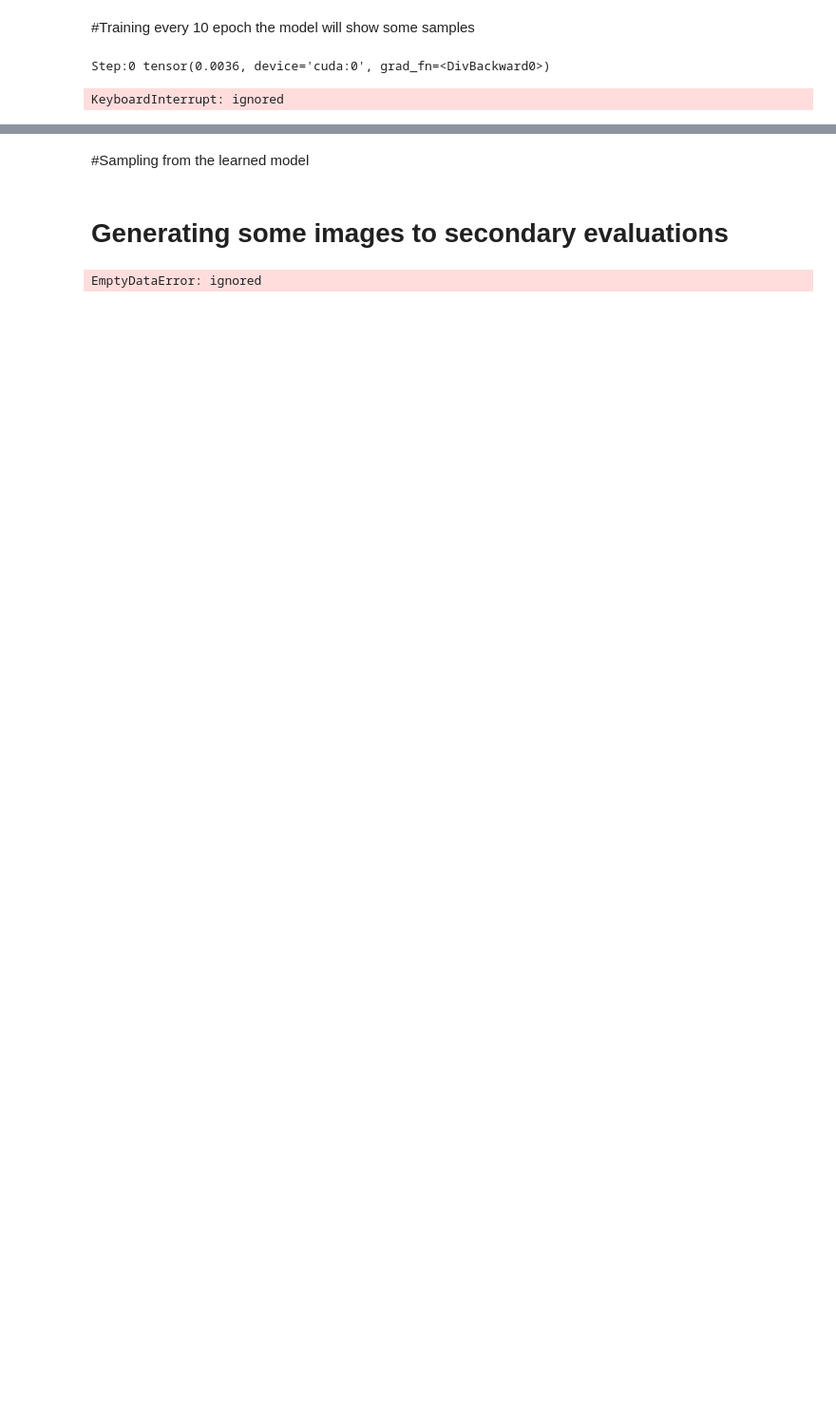
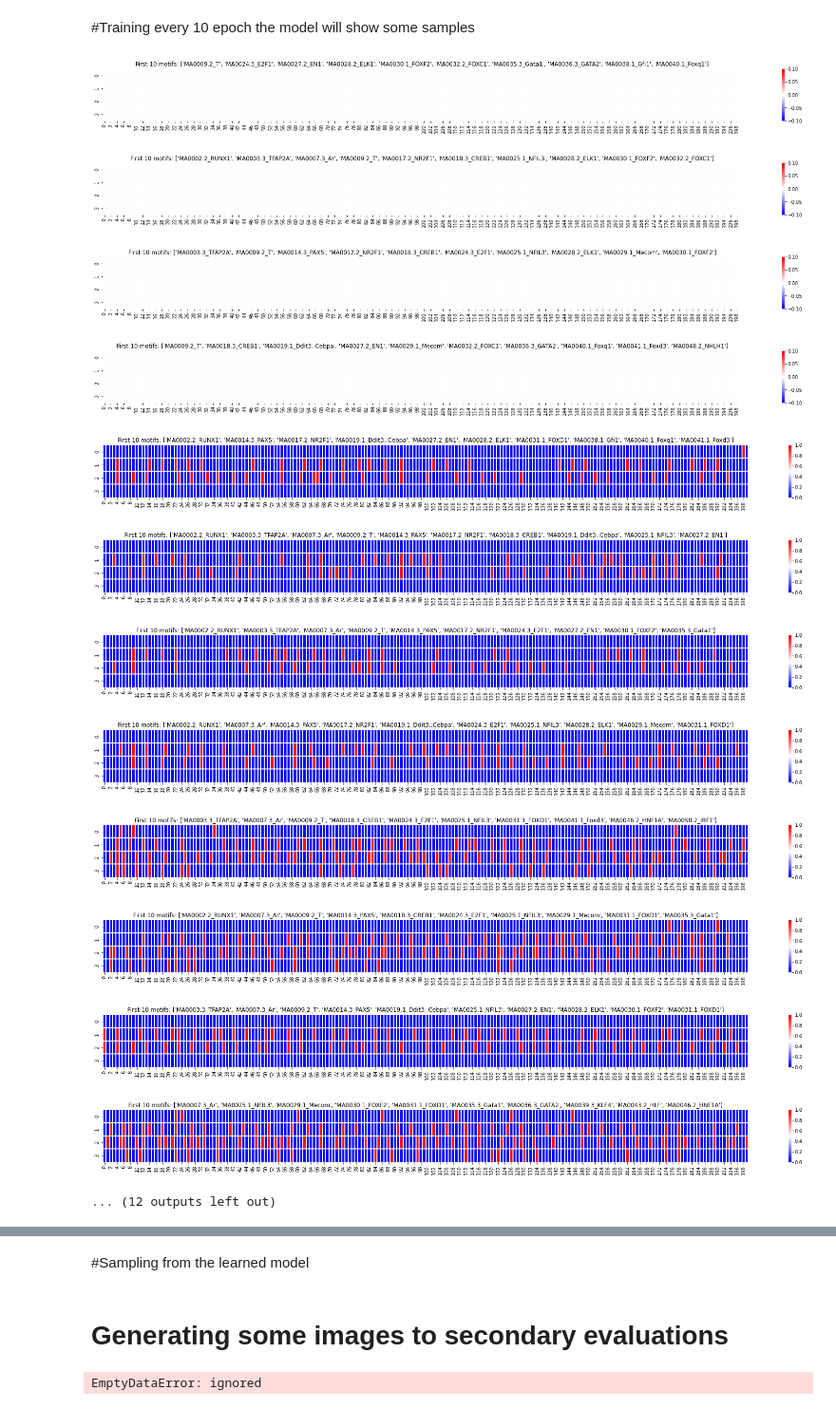
Before and after one commit to pinellolab/DNA-Diffusion, a Jupyter notebook: notebooks/Classifier_Free_Enhancer_UNET_bitdiffusion.ipynb, the cells around one changed output, grey strips where cells are left out. Shown: that part at 95% size. Saved outputs shown, nothing was run; the diff lists cells and outputs as text; code cells hidden in the pictures; blank space fills up the shorter version.

```diff
--- a/notebooks/Classifier_Free_Enhancer_UNET_bitdiffusion.ipynb
+++ b/notebooks/Classifier_Free_Enhancer_UNET_bitdiffusion.ipynb
@@ -179,7 +179,7 @@ class SequenceDataset(Dataset):
       return x, y
 # %%
 tf = T.Compose([T.ToTensor()])
-batch_size = 16
+batch_size = 64
 seq_dataset = SequenceDataset(seqs=x_train_seq, motifs=x_train_motif, num_classes=len(motifs), max_len=len(motifs), transform=tf)
 train_dl = DataLoader(seq_dataset, batch_size, shuffle=True, num_workers=2, pin_memory=True)
 # %%
@@ -680,7 +684,7 @@ class BitDiffusion(nn.Module):
         return times
 
     @torch.no_grad()
-    def ddpm_sample(self, shape, time_difference = None):
+    def ddpm_sample(self, shape, time_difference=None, classes=None):
         batch, device = shape[0], self.device
 
         time_difference = default(time_difference, self.time_difference)
@@ -701,7 +705,7 @@ class BitDiffusion(nn.Module):
 
             # get predicted x0
 
-            x_start = self.model(img, noise_cond, x_start)
+            x_start = self.model(img, noise_cond, classes, x_start)
 
             # clip x0
 
@@ -739,7 +743,7 @@ class BitDiffusion(nn.Module):
         return bits_to_decimal(img)
 
     @torch.no_grad()
-    def ddim_sample(self, shape, time_difference = None):
+    def ddim_sample(self, shape, classes, time_difference = None):
         batch, device = shape[0], self.device
 
         time_difference = default(time_difference, self.time_difference)
@@ -767,7 +771,7 @@ class BitDiffusion(nn.Module):
 
             # predict x0
 
-            x_start = self.model(img, log_snr, x_start)
+            x_start = self.model(img, log_snr, classes, x_start)
 
             # clip x0
 
@@ -785,10 +789,10 @@ class BitDiffusion(nn.Module):
 
     # TODO: Need to add class conditioned weight
     @torch.no_grad()
-    def sample(self, batch_size = 16):
+    def sample(self, batch_size=16, classes=None):
         image_size, channels = self.image_size, self.channels
         sample_fn = self.ddpm_sample if not self.use_ddim else self.ddim_sample
-        return sample_fn((batch_size, channels, 4, image_size)) # Lucas
+        return sample_fn((batch_size, channels, 4, image_size), classes=classes) # Lucas
 
     def forward(self, img, class_enc, *args, **kwargs):
         batch, c, h, w, device, img_size, = *img.shape, img.device, self.image_size
@@ -862,47 +866,57 @@ every 10 epoch the model will show some samples
 # %%
 
 # Training is stable when I accumulate gradients
 # The memory requirement is huge the batch can't be too big
 
-
-acumulate_grad = 500 # THIS GRAD WAS 100 BEFORE AND NOW IS REALLY IMPROVING THE LOSS
-acumulate_grad_count = 0
 torch.cuda.empty_cache()
 gc.collect()
 
 
-SHOW_PROGRESS_INTERVAL = 10
-
+SHOW_PROGRESS_INTERVAL = 25
+NUM_EPOCHS = 1000
+outer = tqdm(total=NUM_EPOCHS, desc='Epochs', position=1)
+inner = tqdm(total=len(train_dl), desc='Loss', position=0)
 for t in range(1000):
   total_loss = 0
   for step, batch in tqdm(enumerate(train_dl), desc=f"epoch {t}", total=len(train_dl)):
     optimizer.zero_grad()
     images, classes = batch
     images = images.cuda()
     classes = classes.float().cuda()
 
     loss = bit_diffusion(images, classes)
-    loss = loss/acumulate_grad
-    total_loss += loss.item()
+    total_loss += loss.cpu().item()
     loss.backward()
     # after a lot of training
-    if acumulate_grad_count ==  acumulate_grad:
-      print(f'Step:{t}',loss)
-      optimizer.step()
-      optimizer.zero_grad()
-      acumulate_grad_count = 0
+    inner.set_description_str(f"Loss: {total_loss/(step+1)}")
+    optimizer.step()
+    optimizer.zero_grad()
 
-    acumulate_grad_count +=1
-  if (t %  SHOW_PROGRESS_INTERVAL ) == 0:
-
-    sampled_images = bit_diffusion.sample(batch_size = 4)
-    sampled_images = sampled_images.cpu()
-    for x in sampled_images:
-      df = pd.DataFrame(x.reshape(4,200).numpy())
-      plt.rcParams["figure.figsize"] = (30,2)
-      sns.heatmap(df, cmap='bwr', linewidths=1)
-      plt.show()
-      #torch.cuda.empty_cache()
+    if (step % SHOW_PROGRESS_INTERVAL ) == 0:
+      sample_bs = 4
+      random_classes = torch.from_numpy(np.random.randint(0, 2, size=(sample_bs, len(motifs)))).float().cuda()
+      sampled_images = bit_diffusion.sample(batch_size=sample_bs, classes=random_classes)
+      random_classes = random_classes.cpu()
+      sampled_images = sampled_images.cpu()
+      for x, c in zip(sampled_images, random_classes):
+        c_cond = list((c == 1).nonzero(as_tuple=True)[0].numpy())
+        curr_motifs = [motifs[val] for val in c_cond]
+        df = pd.DataFrame(x.squeeze().numpy())
+        plt.rcParams["figure.figsize"] = (30,2)
+        plt.title(f"First 10 motifs: {curr_motifs[:10]}")
+        sns.heatmap(df, cmap='bwr', linewidths=1)
+        plt.show()
 # %% [output]
+[figure, added]
+[figure, added]
+[figure, added]
+[figure, added]
+[figure, added]
+[figure, added]
+[figure, added]
+[figure, added]
+[figure, added]
+[figure, added]
+[figure, added]
+[figure, added]
-Step:0 tensor(0.0036, device='cuda:0', grad_fn=<DivBackward0>)
+... (12 outputs left out)
-KeyboardInterrupt: ignored
```
Also changed, not shown: parts of 5 cells of this notebook.
